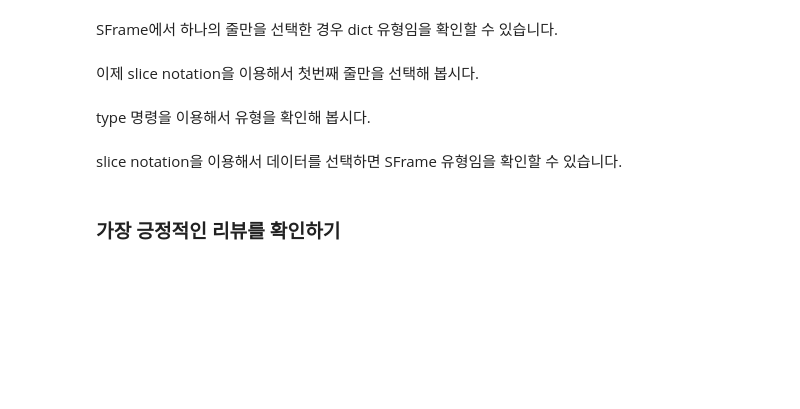
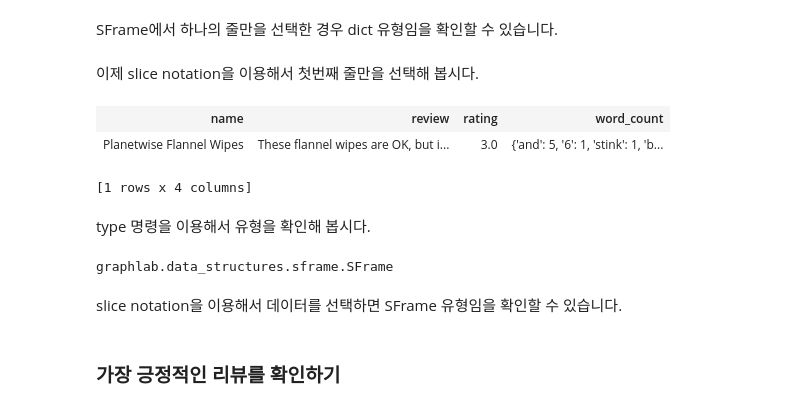
Before and after one commit to jinhee85/jupyter, a Jupyter notebook: w3_-_classification_-_analyzing_product_sentiment_-_trainee.ipynb, the cells around one changed output. Cells and saved outputs as stored; diff of their text form; code cells hidden in the pictures; blank space fills up the shorter version.

```diff
--- a/w3_-_classification_-_analyzing_product_sentiment_-_trainee.ipynb
+++ b/w3_-_classification_-_analyzing_product_sentiment_-_trainee.ipynb
@@ -671,8 +1003,18 @@ type 명령을 이용해서 유형을 확인합시다.
 SFrame에서 하나의 줄만을 선택한 경우 dict 유형임을 확인할 수 있습니다.
 # %% [markdown]
 이제 slice notation을 이용해서 첫번째 줄만을 선택해 봅시다.
+# %%
+products [0:1]
+# %% [output]
+| name | review | rating | word_count |
+| Planetwise Flannel Wipes | These flannel wipes are OK, but i... | 3.0 | {'and': 5, '6': 1, 'stink': 1, 'b... |
+[1 rows x 4 columns]
 # %% [markdown]
 type 명령을 이용해서 유형을 확인해 봅시다.
+# %%
+type(products[0:1])
+# %% [output]
+graphlab.data_structures.sframe.SFrame
 # %% [markdown]
 slice notation을 이용해서 데이터를 선택하면 SFrame 유형임을 확인할 수 있습니다.
 # %% [markdown]
```
Also changed, not shown: parts of 32 cells of this notebook.
